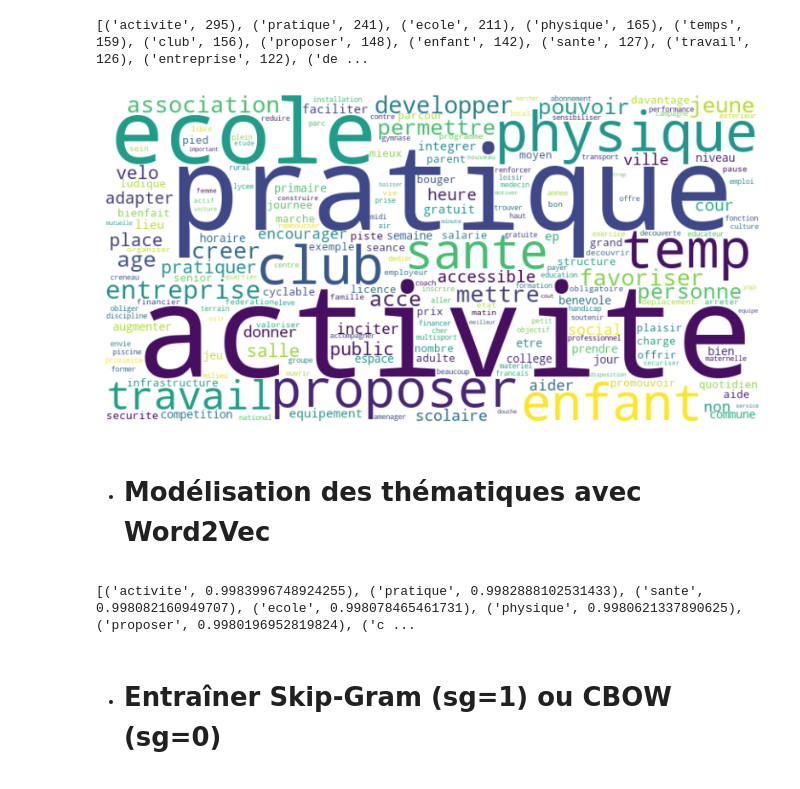
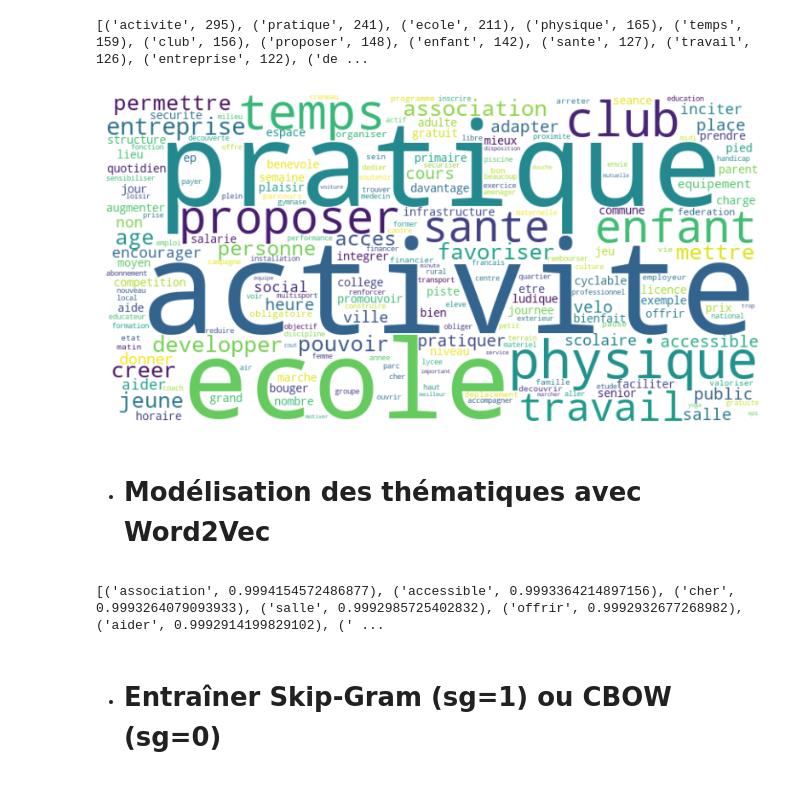
Before and after one commit to konanleger/PROJET-STATISTIQUE-DES-PROS, a Jupyter notebook: projet_stat.ipynb, the cells around one changed output. Cells and saved outputs as stored; diff of their text form; code cells hidden in the pictures.

```diff
--- a/projet_stat.ipynb
+++ b/projet_stat.ipynb
@@ -592,17 +581,17 @@ def get_dominant_category(row):
         if row['% pour'] >0.5:
             return 'pour'
         else :
-            return 'indecis'
+            return 'polémique'
     elif row['% contre'] > row['% pour'] and row['% contre'] > row['% neutre']:
         if row['% contre'] >0.5:
             return 'contre'
         else :
-            return 'indecis'
+            return 'polémique'
     else:
         if row['% neutre'] >0.5:
             return 'neutre'
         else :
-            return 'indecis'
+            return 'polémique'
 
 # Ajouter une nouvelle colonne
 data['Catégorie'] = data.apply(get_dominant_category, axis=1)
@@ -795,13 +730,13 @@ print(word_counts.most_common(20))
 # %%
 text = " ".join(data['cleaned_propositions'])
 wordcloud = WordCloud(width=800, height=400, background_color="white",
-                      prefer_horizontal=1.0,collocations=False).generate(text)
+                      prefer_horizontal=1.0,collocations=False,normalize_plurals=False).generate(text)
 plt.figure(figsize=(15, 5))
 plt.imshow(wordcloud, interpolation="bilinear")
 plt.axis("off") # Désactive les axes pour un affichage propre
 plt.show()
 # %% [output]
-[figure, old version]
+[figure, new version]
 # %% [markdown]
 * # Modélisation des thématiques avec Word2Vec
 # %%
@@ -818,12 +753,12 @@ tokenized_sentences = [text.split() for text in data['cleaned_propositions']]
 # window : nombre de mots voisins considérés
 # min_count : ignorer les mots qui apparaissent moins de 2 fois
 # workers : nombre de cœurs utilisés pour le traitement
-model = Word2Vec(sentences=tokenized_sentences, vector_size=300, window=17,sg=0,  min_count=1, workers=5)
+model = Word2Vec(sentences=tokenized_sentences, vector_size=300, window=17,sg=1,  min_count=1, workers=5)
 
 # Exemples de mots similaires
 print(model.wv.most_similar("club"))
 # %% [output]
-[('activite', 0.9983996748924255), ('pratique', 0.9982888102531433), ('sante', 0.998082160949707), ('ecole', 0.998078465461731), ('physique', 0.9980621337890625), ('proposer', 0.9980196952819824), ('c ...
+[('association', 0.9994154572486877), ('accessible', 0.9993364214897156), ('cher', 0.9993264079093933), ('salle', 0.9992985725402832), ('offrir', 0.9992932677268982), ('aider', 0.9992914199829102), (' ...
 # %% [markdown]
 * # Entraîner Skip-Gram (sg=1) ou CBOW (sg=0)
 # %%
```
Also changed, not shown: parts of 13 cells of this notebook.
